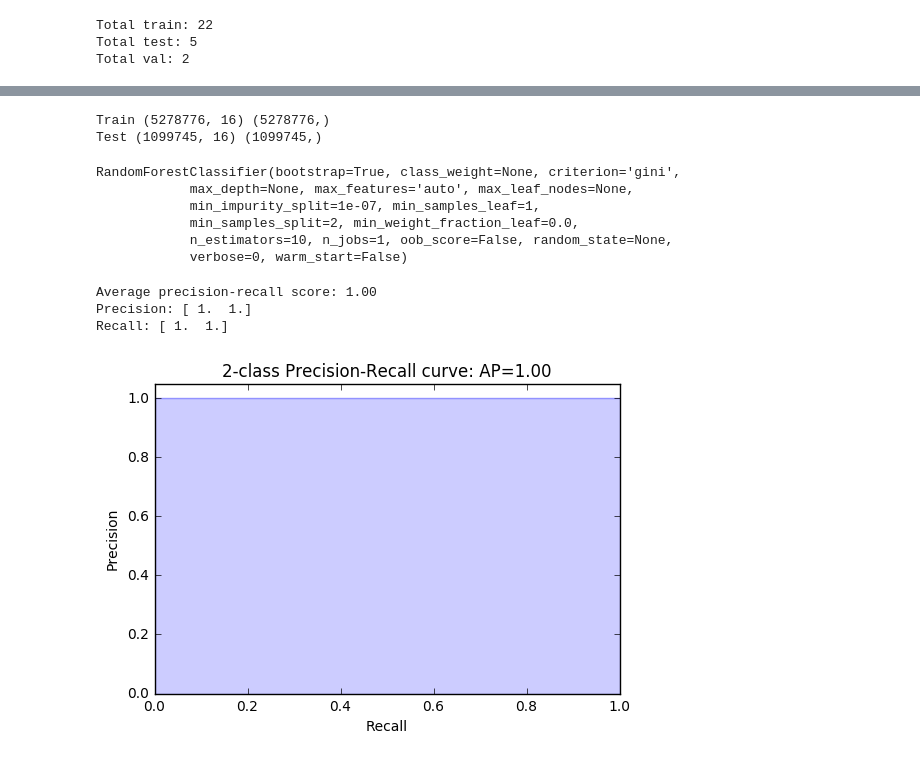
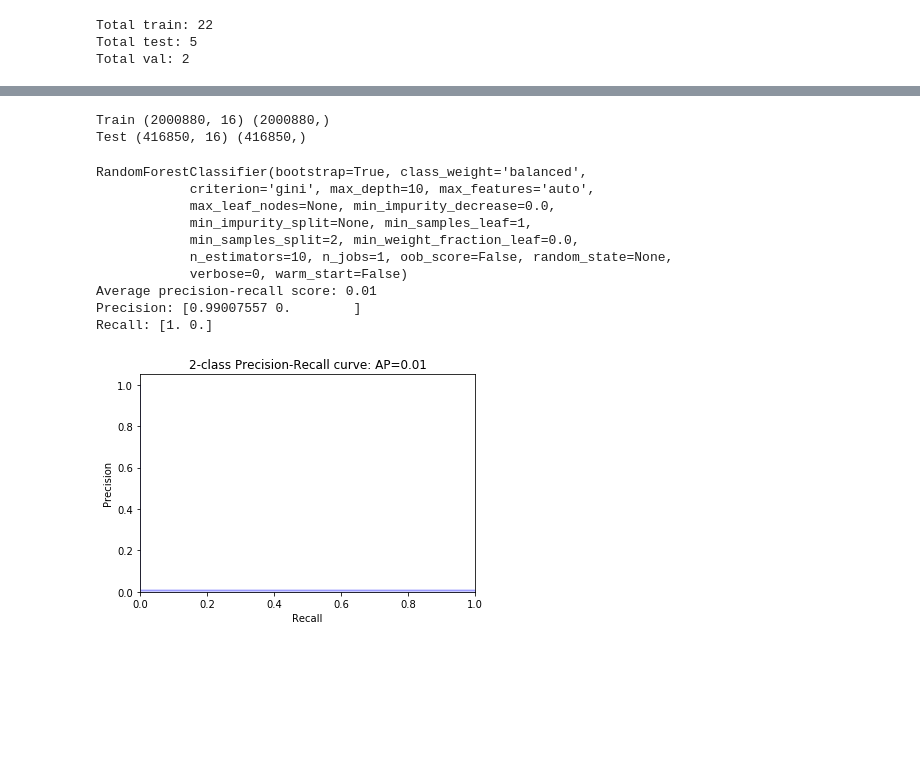
Before and after one commit to patykov/ElProcDigSinais_ProjetoFinal, a Jupyter notebook: random_forest.ipynb, the cells around one changed output, grey strips where cells are left out. Drawn from its saved outputs; the diff is of its cells as text; code cells hidden in the pictures; blank space fills up the shorter version.

```diff
--- a/random_forest.ipynb
+++ b/random_forest.ipynb
@@ -65,0 +83,5 @@ for game in games_data:
+# %%
+for game in games_data:
+    print(game['name'])
+    for k, v in game.items():
+        print('\t{} - {}'.format(k, len(v)))
@@ -87,3 +127,8 @@ for game in games_data:
             if len(v) < max_length:
                 zero_v[:len(v)] = v
                 game[k] = zero_v
+# %%
+for game in games_data:
+    print(game['name'])
+    for k, v in game.items():
+        print('\t{} - {}'.format(k, len(v)))
@@ -104,6 +167,12 @@ Total train: 22
 Total test: 5
 Total val: 2
 # %%
-for i, tag_name in enumerate(games_data[0].keys()):
+for i, tag_name in enumerate(games_data[10].keys()):
     print('{} - {}'.format(i, tag_name))
+    if tag_name == 'name':
+        name_id = i
+    if tag_name == 'gt':
+        gt_id = i
+
+print('\nnme_id: {}, gt_id: {}'.format(name_id, gt_id))
 # %% [output]
@@ -128,7 +199,4 @@ for i, tag_name in enumerate(games_data[0].keys()):
 # %%
-name_id = 6
-gt_id = 13
-
 X_train = []
 y_train = []
 
@@ -136,18 +204,17 @@ for game in games_data:
     if game['name'] in games_train1:
         values_array = np.array(list(game.values()))
         # Getting GT
-        y_train += list(values_array[13])
+        y_train += list(values_array[gt_id])
 
         # Removing name and GT to train
-        values_array = np.delete(values_array, (6), axis=0)
-        values_array = np.delete(values_array, (13), axis=0)
+        values_array = np.delete(values_array, (max(name_id, gt_id)), axis=0)
+        values_array = np.delete(values_array, (min(name_id, gt_id)), axis=0)
 
         values_array = np.array(values_array[:].tolist())
         if len(X_train) == 0:
             X_train = np.transpose(values_array)
         else:
             X_train = np.concatenate((X_train, np.transpose(values_array)))
-
 y_train = np.array(y_train)
 
 
@@ -158,11 +225,11 @@ for game in games_data:
     if game['name'] in games_test:
         values_array = np.array(list(game.values()))
         # Getting GT
-        y_test += list(values_array[13])
+        y_test += list(values_array[gt_id])
 
         # Removing name and GT to train
-        values_array = np.delete(values_array, (6), axis=0)
-        values_array = np.delete(values_array, (13), axis=0)
+        values_array = np.delete(values_array, (max(name_id, gt_id)), axis=0)
+        values_array = np.delete(values_array, (min(name_id, gt_id)), axis=0)
 
         values_array = np.array(values_array[:].tolist())
         if len(X_test) == 0:
@@ -175,15 +242,5 @@ y_test = np.array(y_test)
 print('Train', X_train.shape, y_train.shape)
 print('Test', X_test.shape, y_test.shape)
 # %% [output]
-Train (5278776, 16) (5278776,)
-Test (1099745, 16) (1099745,)
+Train (2000880, 16) (2000880,)
+Test (416850, 16) (416850,)
-# %%
-clf = RandomForestClassifier()
-clf.fit(X_train, y_train)
-# %% [output]
-RandomForestClassifier(bootstrap=True, class_weight=None, criterion='gini',
-            max_depth=None, max_features='auto', max_leaf_nodes=None,
-            min_impurity_split=1e-07, min_samples_leaf=1,
-            min_samples_split=2, min_weight_fraction_leaf=0.0,
-            n_estimators=10, n_jobs=1, oob_score=False, random_state=None,
-            verbose=0, warm_start=False)
@@ -193,24 +247,42 @@ y_score = clf.predict(X_test)
 # %%
+clf = RandomForestClassifier(class_weight='balanced', max_depth=10)
+clf.fit(X_train, y_train)
+print(clf)
+
+# Getting predictions
+y_predictions = clf.predict_proba(X_test)
+y_score = clf.predict(X_test)
+
+# Calculating average precision
 average_precision = average_precision_score(y_test, y_score)
 print('Average precision-recall score: {0:0.2f}'.format(average_precision))
 
+# Getting precision and recall
 p_r_fs = precision_recall_fscore_support(y_test, y_score)
 print('Precision: {}'.format(p_r_fs[0]))
 print('Recall: {}'.format(p_r_fs[1]))
 
+# Plotting PR curve
 precision, recall, _ = precision_recall_curve(y_test, y_predictions[:, 1])
 
 plt.step(recall, precision, color='b', alpha=0.2, where='post')
 plt.fill_between(recall, precision, step='post', alpha=0.2, color='b')
 
 plt.xlabel('Recall')
 plt.ylabel('Precision')
 plt.ylim([0.0, 1.05])
 plt.xlim([0.0, 1.0])
 plt.title('2-class Precision-Recall curve: AP={0:0.2f}'.format(average_precision))
 plt.show()
 # %% [output]
-Average precision-recall score: 1.00
-Precision: [ 1.  1.]
-Recall: [ 1.  1.]
+RandomForestClassifier(bootstrap=True, class_weight='balanced',
+            criterion='gini', max_depth=10, max_features='auto',
+            max_leaf_nodes=None, min_impurity_decrease=0.0,
+            min_impurity_split=None, min_samples_leaf=1,
+            min_samples_split=2, min_weight_fraction_leaf=0.0,
+            n_estimators=10, n_jobs=1, oob_score=False, random_state=None,
+            verbose=0, warm_start=False)
+Average precision-recall score: 0.01
+Precision: [0.99007557 0.        ]
+Recall: [1. 0.]
-[figure, old version]
+[figure, new version]
```
Also changed, not shown: parts of 12 cells of this notebook, 2 other files.
